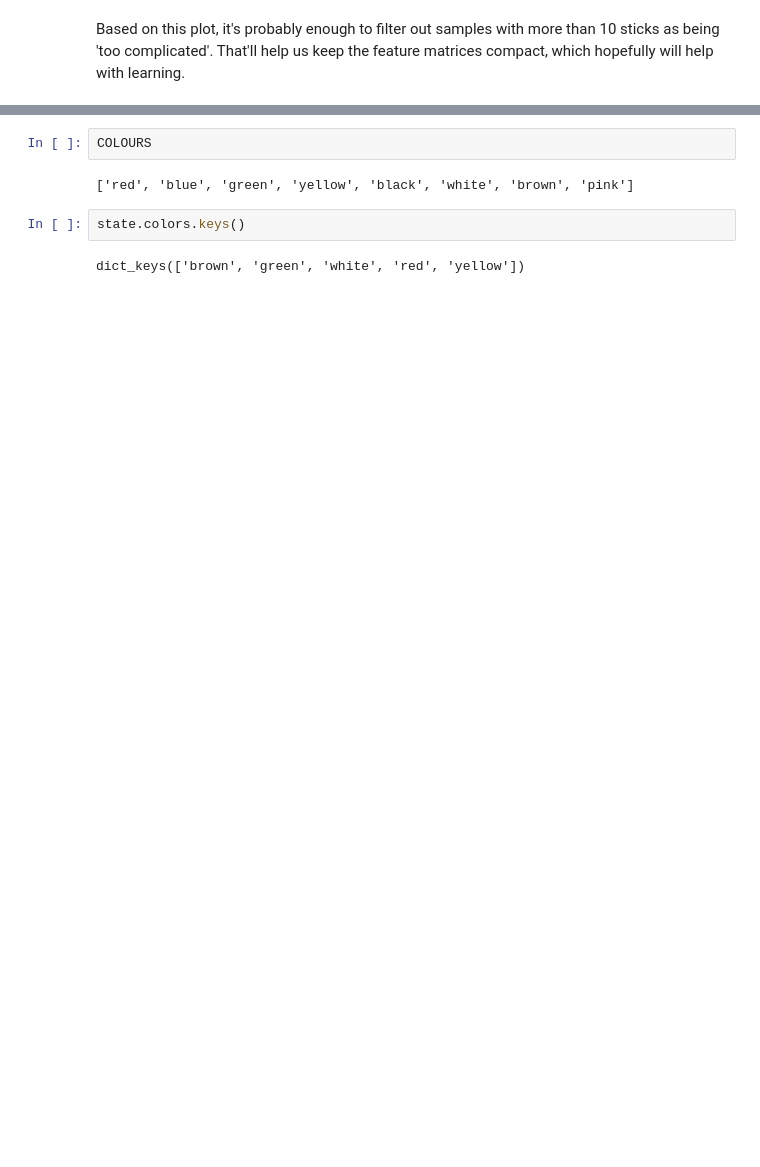
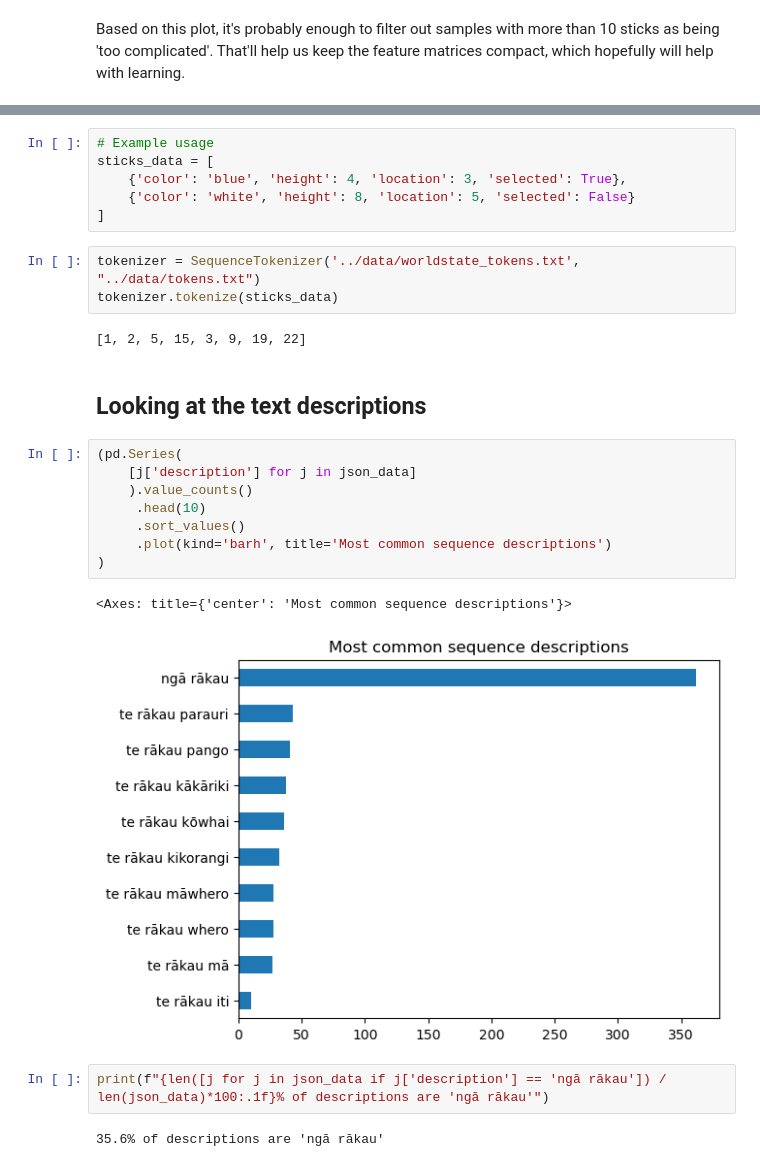
Before and after one commit to mathematiguy/horopakitanga, a Jupyter notebook: notebooks/03-inspecting-the-labelled-data.ipynb, the cells around one changed output, grey strips where cells are left out. Cells and saved outputs as stored; diff of their text form; blank space fills up the shorter version.

```diff
--- a/notebooks/03-inspecting-the-labelled-data.ipynb
+++ b/notebooks/03-inspecting-the-labelled-data.ipynb
@@ -116,8 +63,28 @@ array([[1, 0, 0, 0, 0, 0, 0, 0],
-# %%
-COLOURS
-# %% [output]
-['red', 'blue', 'green', 'yellow', 'black', 'white', 'brown', 'pink']
-# %%
-state.colors.keys()
-# %% [output]
-dict_keys(['brown', 'green', 'white', 'red', 'yellow'])
+# %%
+# Example usage
+sticks_data = [
+    {'color': 'blue', 'height': 4, 'location': 3, 'selected': True},
+    {'color': 'white', 'height': 8, 'location': 5, 'selected': False}
+]
+# %%
+tokenizer = SequenceTokenizer('../data/worldstate_tokens.txt', "../data/tokens.txt")
+tokenizer.tokenize(sticks_data)
+# %% [output]
+[1, 2, 5, 15, 3, 9, 19, 22]
+# %% [markdown]
+## Looking at the text descriptions
+# %%
+(pd.Series(
+    [j['description'] for j in json_data]
+    ).value_counts()
+     .head(10)
+     .sort_values()
+     .plot(kind='barh', title='Most common sequence descriptions')
+)
+# %% [output]
+<Axes: title={'center': 'Most common sequence descriptions'}>
+[figure, added]
+# %%
+print(f"{len([j for j in json_data if j['description'] == 'ngā rākau']) / len(json_data)*100:.1f}% of descriptions are 'ngā rākau'")
+# %% [output]
+35.6% of descriptions are 'ngā rākau'
```
Also changed, not shown: parts of 38 cells of this notebook, 16 other files.
